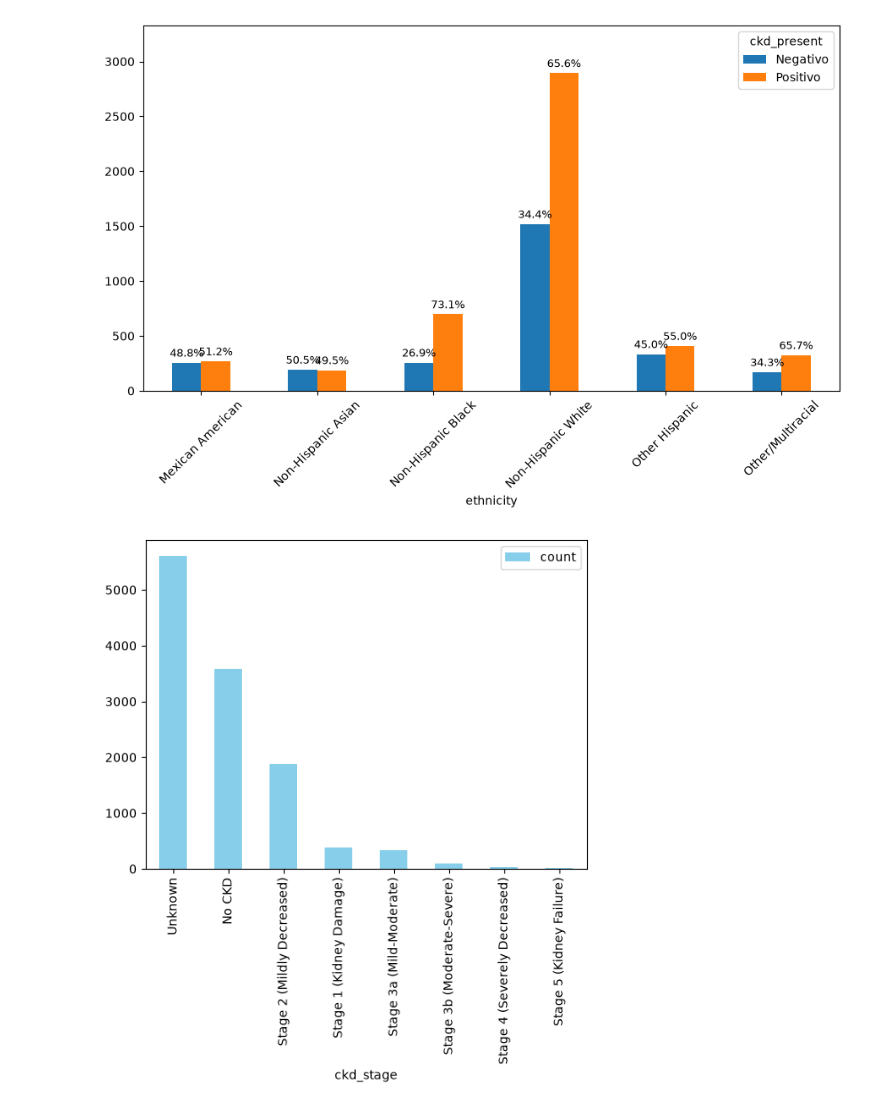
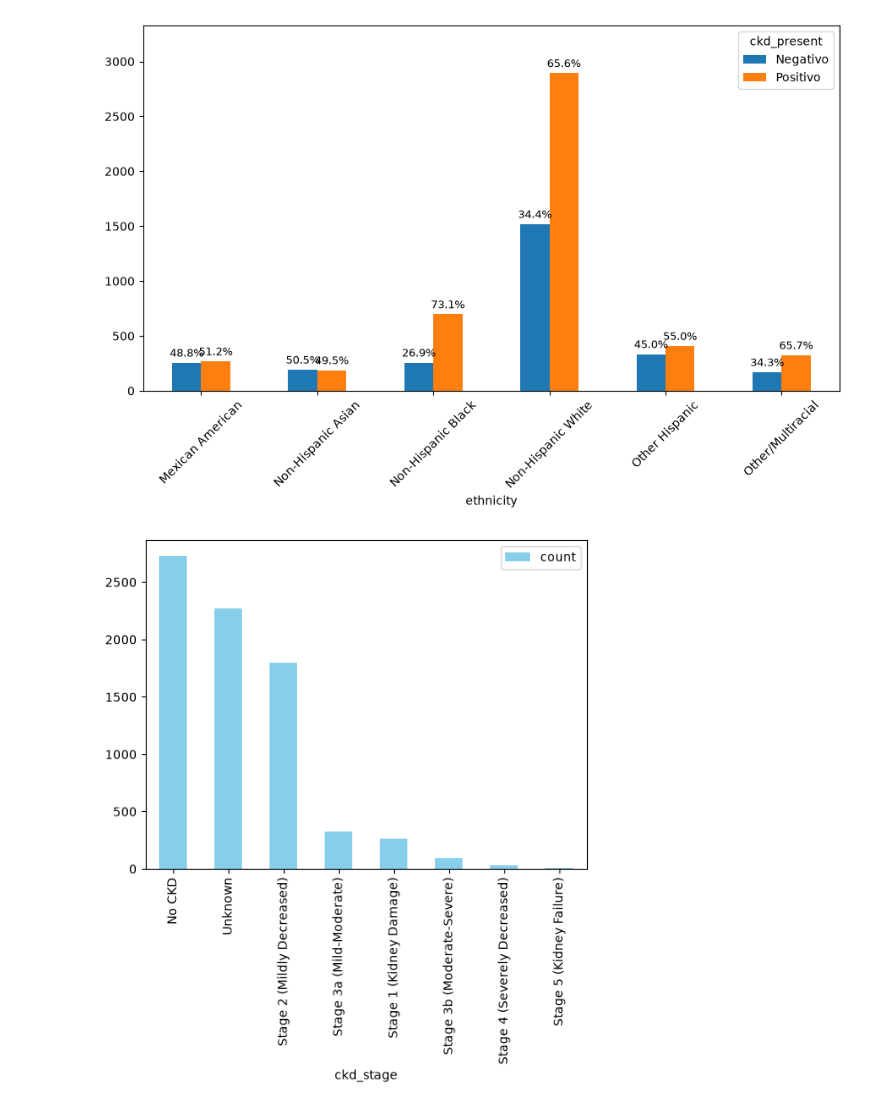
Before and after one commit to GonzaloManterola/Grupo27Ciencias, a Jupyter notebook: Main.ipynb, the cells around one changed output. Drawn from its saved outputs; the diff is of its cells as text; code cells hidden in the pictures.

Commit message:
Hipotesis Posho Con base Clean

```diff
--- a/Main.ipynb
+++ b/Main.ipynb
@@ -438,15 +438,15 @@ plt.show()
 # %%
 import pandas as pd
 import matplotlib.pyplot as plt  # 1. Importar matplotlib
 
 # 2. Usar el nombre de la columna o el índice de las columnas si son numéricos
-counts = raw_dataset['ckd_stage'].value_counts().reset_index()
+counts = Clean['ckd_stage'].value_counts().reset_index()
 counts.columns = ['ckd_stage', 'count']
 
 counts.plot.bar(x='ckd_stage', y='count', color='skyblue')
 plt.show()
 # %% [output]
-[figure, old version]
+[figure, new version]
 # %%
 import pandas as pd
 from scipy.stats import pointbiserialr
```
Also changed, not shown: parts of 1 cell of this notebook.
